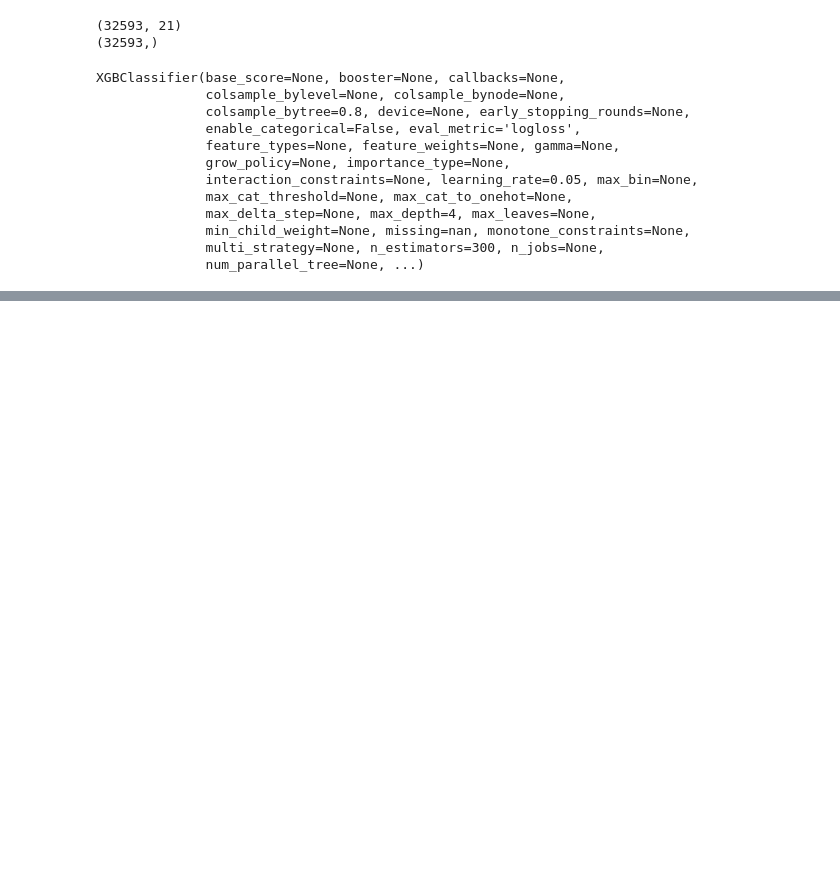
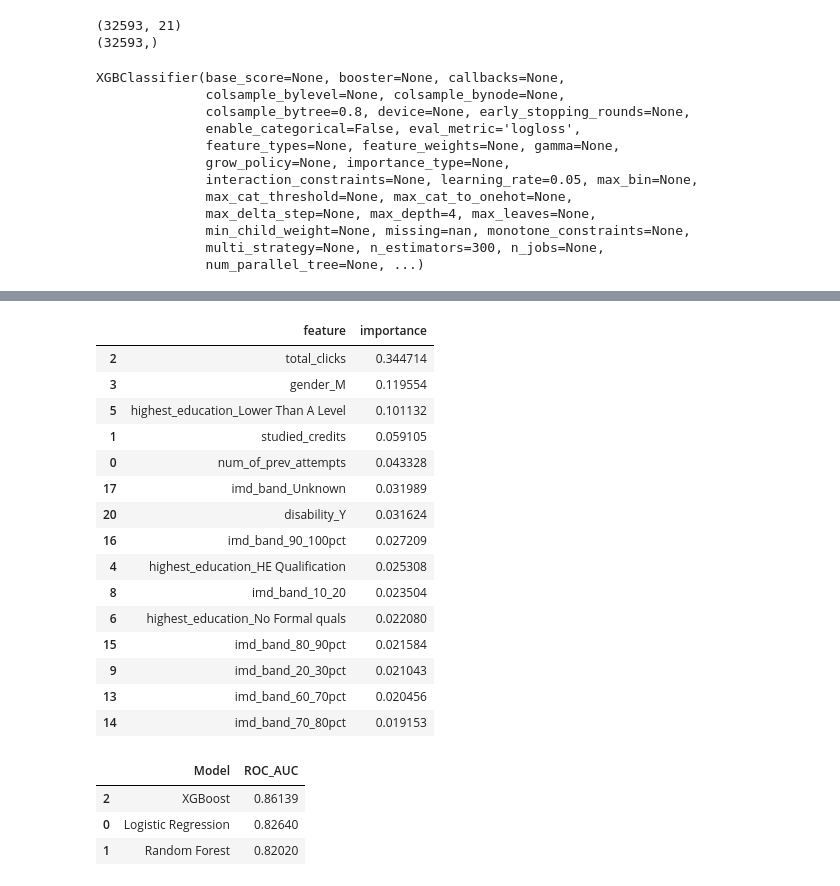
Before and after one commit to maverick8675309/seaid-framework, a Jupyter notebook: Notebooks/05_xgboost.ipynb, the cells around one changed output, grey strips where cells are left out. Cells and saved outputs as stored; diff of their text form; code cells hidden in the pictures; blank space fills up the shorter version.

```diff
--- a/Notebooks/05_xgboost.ipynb
+++ b/Notebooks/05_xgboost.ipynb
@@ -72,0 +109,50 @@ XGBClassifier(base_score=None, booster=None, callbacks=None,
+# %%
+feature_importance = pd.DataFrame({
+    "feature": X.columns,
+    "importance": xgb.feature_importances_
+})
+
+feature_importance.sort_values(
+    "importance",
+    ascending=False
+).head(15)
+# %% [output]
+|  | feature | importance |
+| 2 | total_clicks | 0.344714 |
+| 3 | gender_M | 0.119554 |
+| 5 | highest_education_Lower Than A Level | 0.101132 |
+| 1 | studied_credits | 0.059105 |
+| 0 | num_of_prev_attempts | 0.043328 |
+| 17 | imd_band_Unknown | 0.031989 |
+| 20 | disability_Y | 0.031624 |
+| 16 | imd_band_90_100pct | 0.027209 |
+| 4 | highest_education_HE Qualification | 0.025308 |
+| 8 | imd_band_10_20 | 0.023504 |
+| 6 | highest_education_No Formal quals | 0.022080 |
+| 15 | imd_band_80_90pct | 0.021584 |
+| 9 | imd_band_20_30pct | 0.021043 |
+| 13 | imd_band_60_70pct | 0.020456 |
+| 14 | imd_band_70_80pct | 0.019153 |
+# %%
+comparison = pd.DataFrame({
+    "Model": [
+        "Logistic Regression",
+        "Random Forest",
+        "XGBoost"
+    ],
+    "ROC_AUC": [
+        0.8264,
+        0.8202,
+        roc_auc
+    ]
+})
+
+comparison.sort_values(
+    "ROC_AUC",
+    ascending=False
+)
+# %% [output]
+|  | Model | ROC_AUC |
+| 2 | XGBoost | 0.86139 |
+| 0 | Logistic Regression | 0.82640 |
+| 1 | Random Forest | 0.82020 |
```
Also changed, not shown: parts of 5 cells of this notebook, 4 other files.
